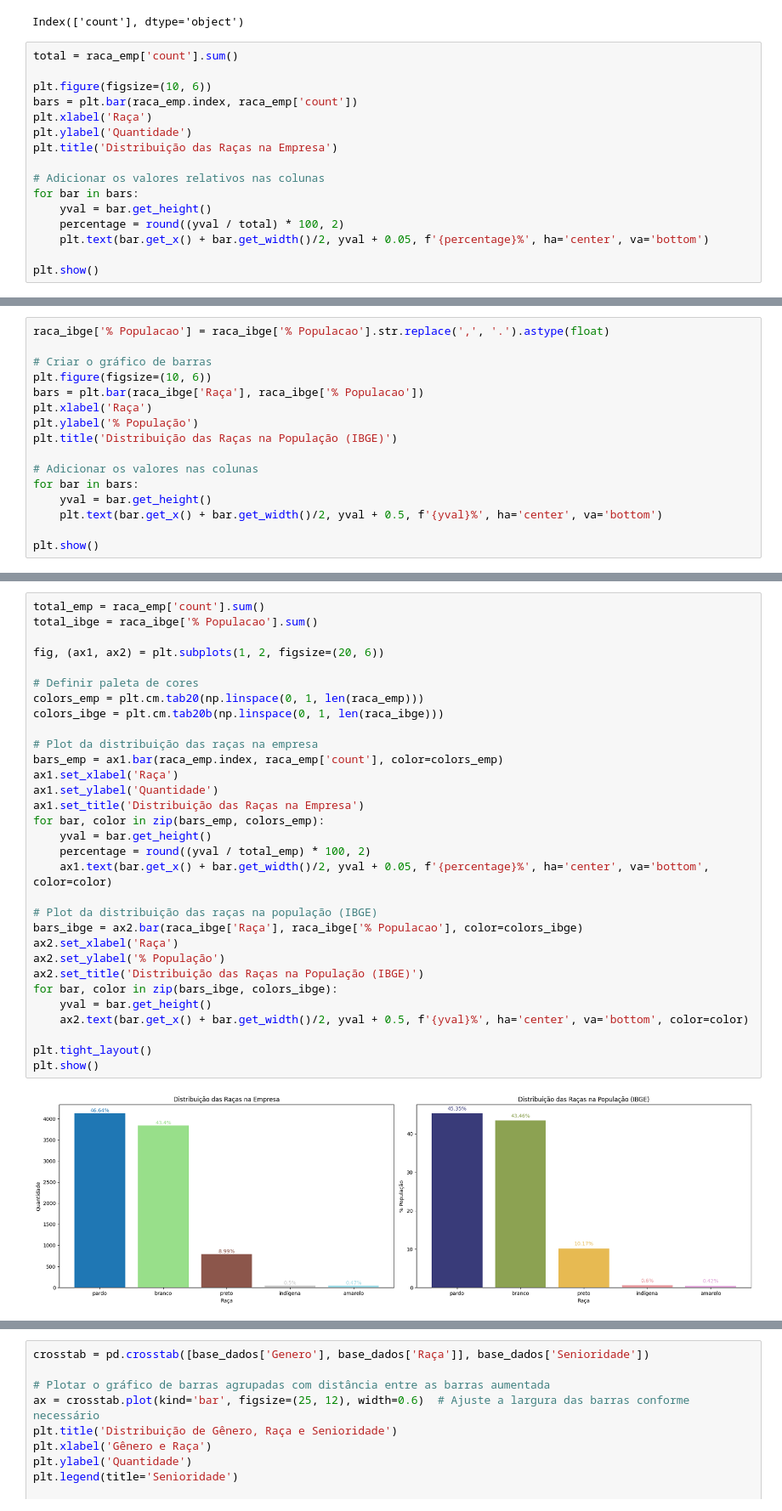
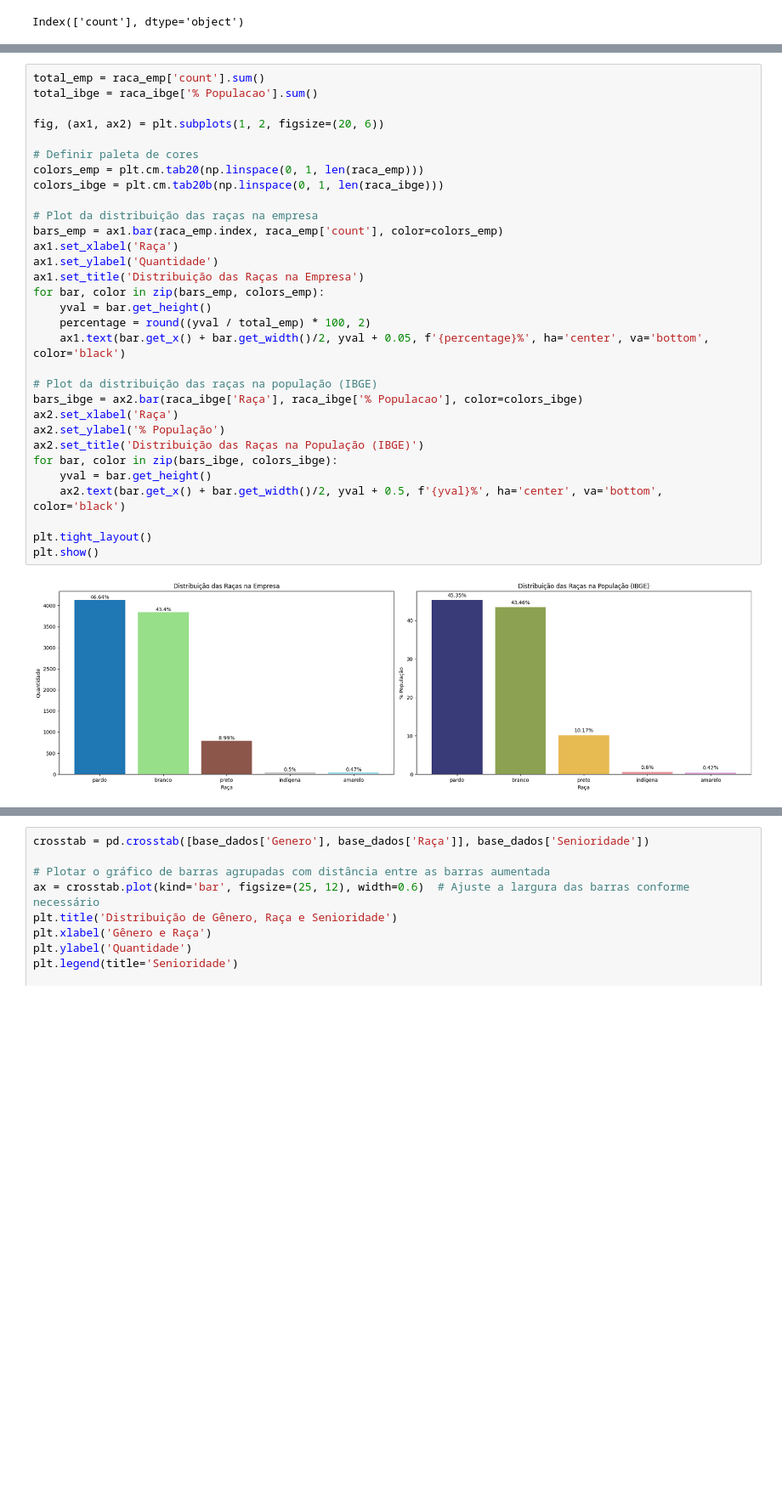
Before and after one commit to antoniosscd/Desafio_Hackathon_Ada, a Jupyter notebook: adahack-etl (1).ipynb, the cells around one changed output, grey strips where cells are left out. Shown at 85% size. Saved outputs shown, nothing was run; the diff lists cells and outputs as text; blank space fills up the shorter version.

```diff
--- a/adahack-etl (1).ipynb
+++ b/adahack-etl (1).ipynb
@@ -910,19 +896,3 @@ raca_emp
 print(raca_emp.columns)
 # %% [output]
 Index(['count'], dtype='object')
-# %%
-total = raca_emp['count'].sum()
-
-plt.figure(figsize=(10, 6))
-bars = plt.bar(raca_emp.index, raca_emp['count'])
-plt.xlabel('Raça')
-plt.ylabel('Quantidade')
-plt.title('Distribuição das Raças na Empresa')
-
-# Adicionar os valores relativos nas colunas
-for bar in bars:
-    yval = bar.get_height()
-    percentage = round((yval / total) * 100, 2)
-    plt.text(bar.get_x() + bar.get_width()/2, yval + 0.05, f'{percentage}%', ha='center', va='bottom')
-
-plt.show()
@@ -931,16 +898,0 @@ plt.show()
-# %%
-raca_ibge['% Populacao'] = raca_ibge['% Populacao'].str.replace(',', '.').astype(float)
-
-# Criar o gráfico de barras
-plt.figure(figsize=(10, 6))
-bars = plt.bar(raca_ibge['Raça'], raca_ibge['% Populacao'])
-plt.xlabel('Raça')
-plt.ylabel('% População')
-plt.title('Distribuição das Raças na População (IBGE)')
-
-# Adicionar os valores nas colunas
-for bar in bars:
-    yval = bar.get_height()
-    plt.text(bar.get_x() + bar.get_width()/2, yval + 0.5, f'{yval}%', ha='center', va='bottom')
-
-plt.show()
@@ -949,35 +899,35 @@ plt.show()
 # %%
 total_emp = raca_emp['count'].sum()
 total_ibge = raca_ibge['% Populacao'].sum()
 
 fig, (ax1, ax2) = plt.subplots(1, 2, figsize=(20, 6))
 
 # Definir paleta de cores
 colors_emp = plt.cm.tab20(np.linspace(0, 1, len(raca_emp)))
 colors_ibge = plt.cm.tab20b(np.linspace(0, 1, len(raca_ibge)))
 
 # Plot da distribuição das raças na empresa
 bars_emp = ax1.bar(raca_emp.index, raca_emp['count'], color=colors_emp)
 ax1.set_xlabel('Raça')
 ax1.set_ylabel('Quantidade')
 ax1.set_title('Distribuição das Raças na Empresa')
 for bar, color in zip(bars_emp, colors_emp):
     yval = bar.get_height()
     percentage = round((yval / total_emp) * 100, 2)
-    ax1.text(bar.get_x() + bar.get_width()/2, yval + 0.05, f'{percentage}%', ha='center', va='bottom', color=color)
+    ax1.text(bar.get_x() + bar.get_width()/2, yval + 0.05, f'{percentage}%', ha='center', va='bottom', color='black')
 
 # Plot da distribuição das raças na população (IBGE)
 bars_ibge = ax2.bar(raca_ibge['Raça'], raca_ibge['% Populacao'], color=colors_ibge)
 ax2.set_xlabel('Raça')
 ax2.set_ylabel('% População')
 ax2.set_title('Distribuição das Raças na População (IBGE)')
 for bar, color in zip(bars_ibge, colors_ibge):
     yval = bar.get_height()
-    ax2.text(bar.get_x() + bar.get_width()/2, yval + 0.5, f'{yval}%', ha='center', va='bottom', color=color)
+    ax2.text(bar.get_x() + bar.get_width()/2, yval + 0.5, f'{yval}%', ha='center', va='bottom', color='black')
 
 plt.tight_layout()
 plt.show()
 # %% [output]
-[figure, old version]
+[figure, new version]
 # %% [markdown]
 ---
```
Also changed, not shown: parts of 16 cells of this notebook.
